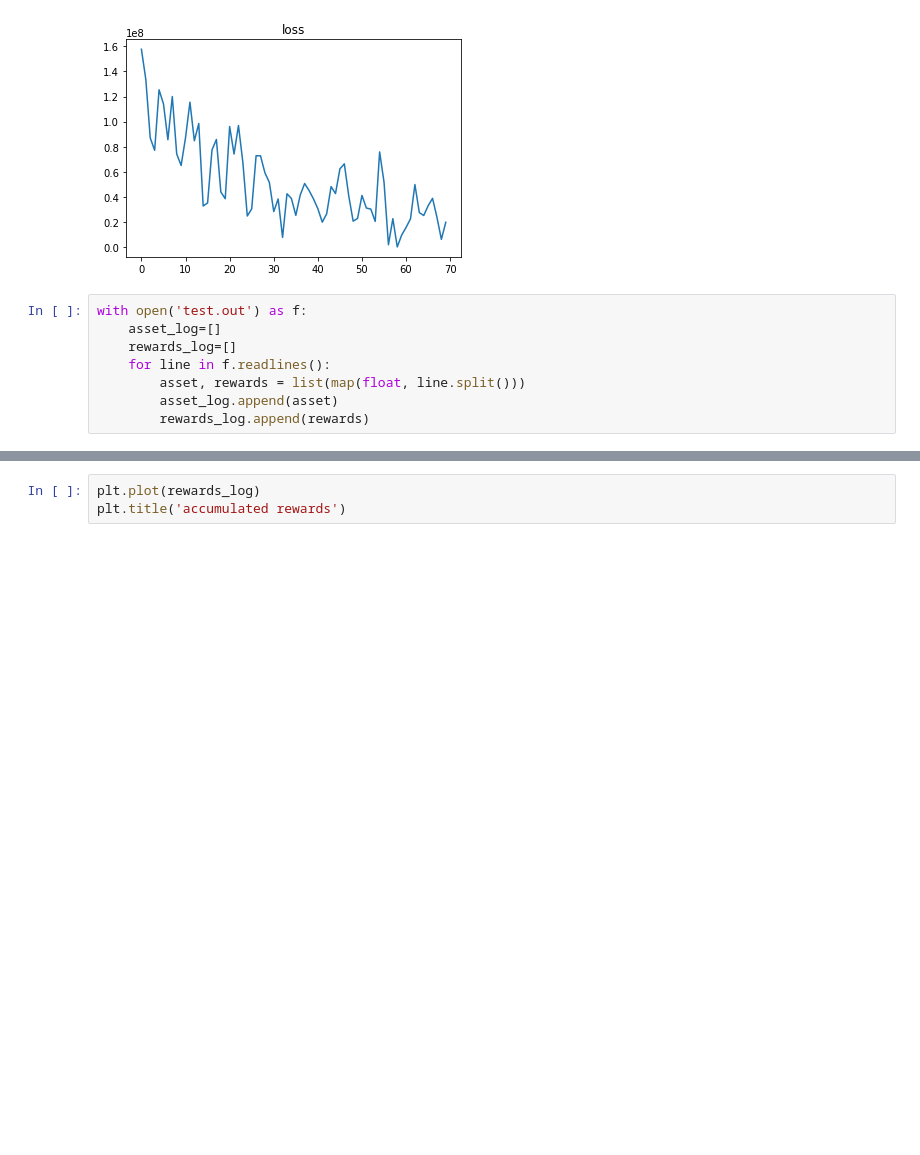
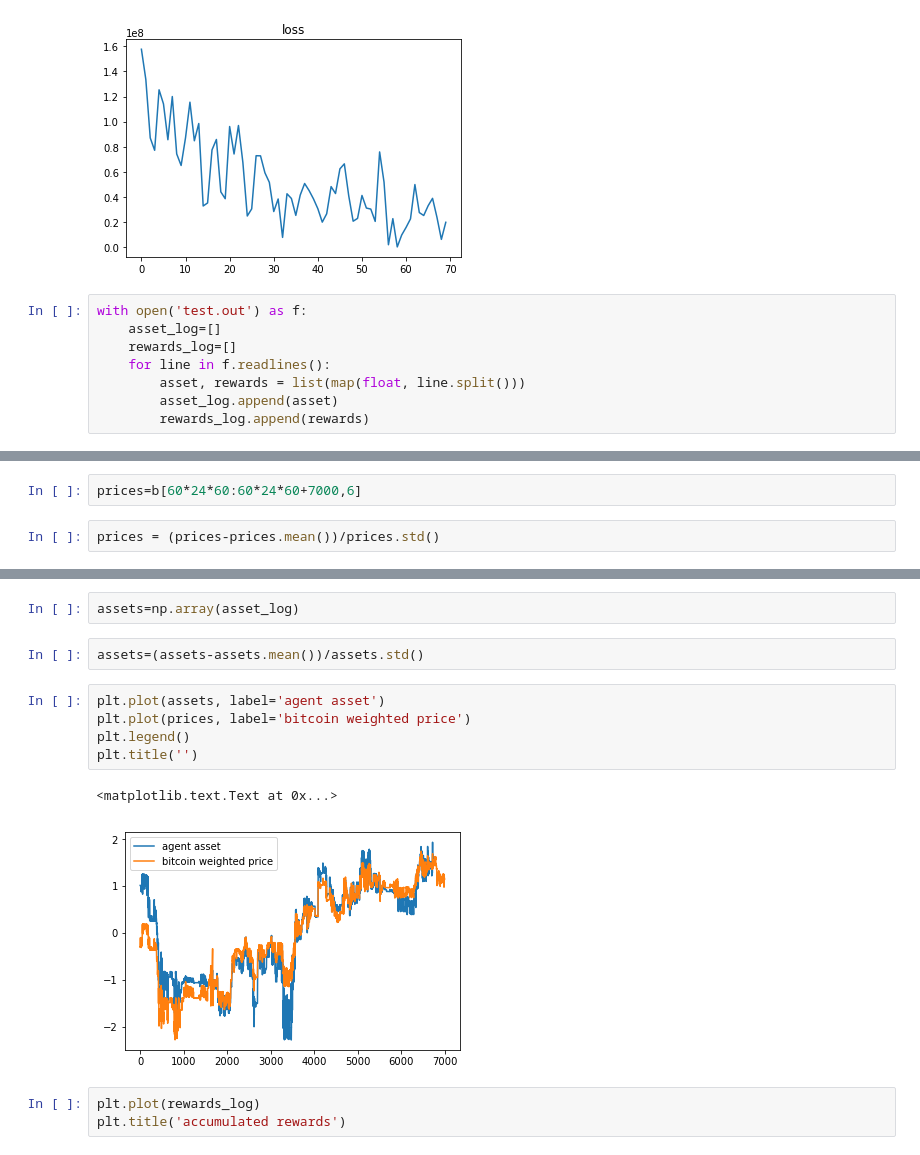
Before and after one commit to ShrekFelix/Deep-Trading-Agent, a Jupyter notebook: DeepTradingAgent.ipynb, the cells around one changed output, grey strips where cells are left out. Drawn from its saved outputs; the diff is of its cells as text; blank space fills up the shorter version.

```diff
--- a/DeepTradingAgent.ipynb
+++ b/DeepTradingAgent.ipynb
@@ -221,0 +233,4 @@ plt.title('asset')
+# %%
+prices=b[60*24*60:60*24*60+7000,6]
+# %%
+prices = (prices-prices.mean())/prices.std()
@@ -222,3 +241,15 @@ plt.title('asset')
+# %%
+assets=np.array(asset_log)
+# %%
+assets=(assets-assets.mean())/assets.std()
+# %%
+plt.plot(assets, label='agent asset')
+plt.plot(prices, label='bitcoin weighted price')
+plt.legend()
+plt.title('')
+# %% [output]
+<matplotlib.text.Text at 0x...>
+[figure, added]
 # %%
 plt.plot(rewards_log)
 plt.title('accumulated rewards')
```
Also changed, not shown: parts of 5 cells of this notebook.
